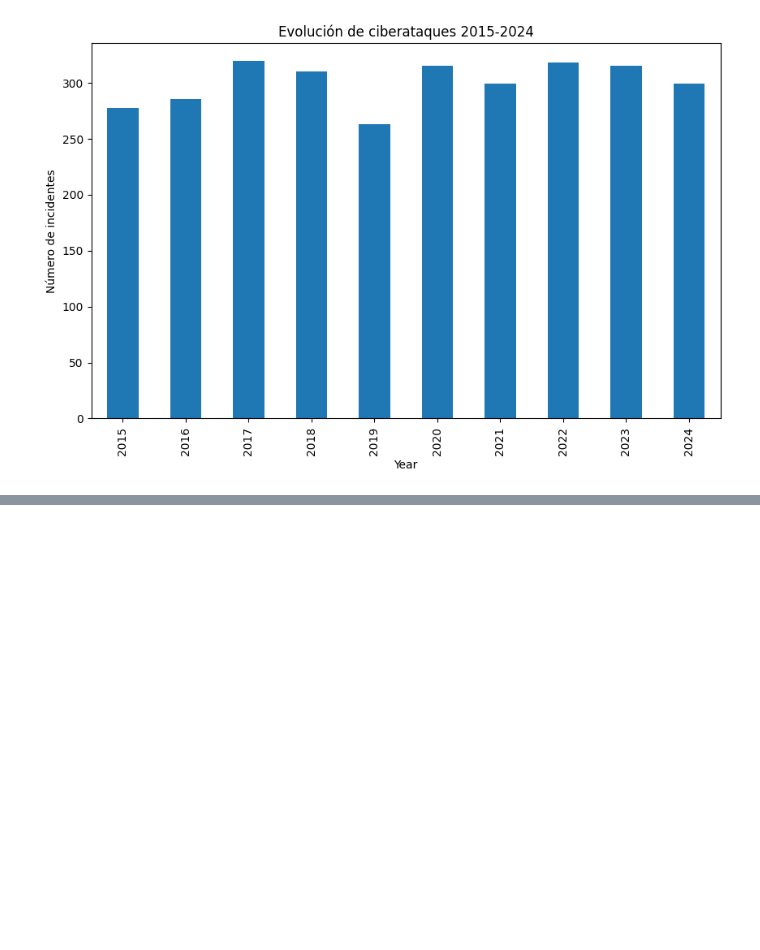
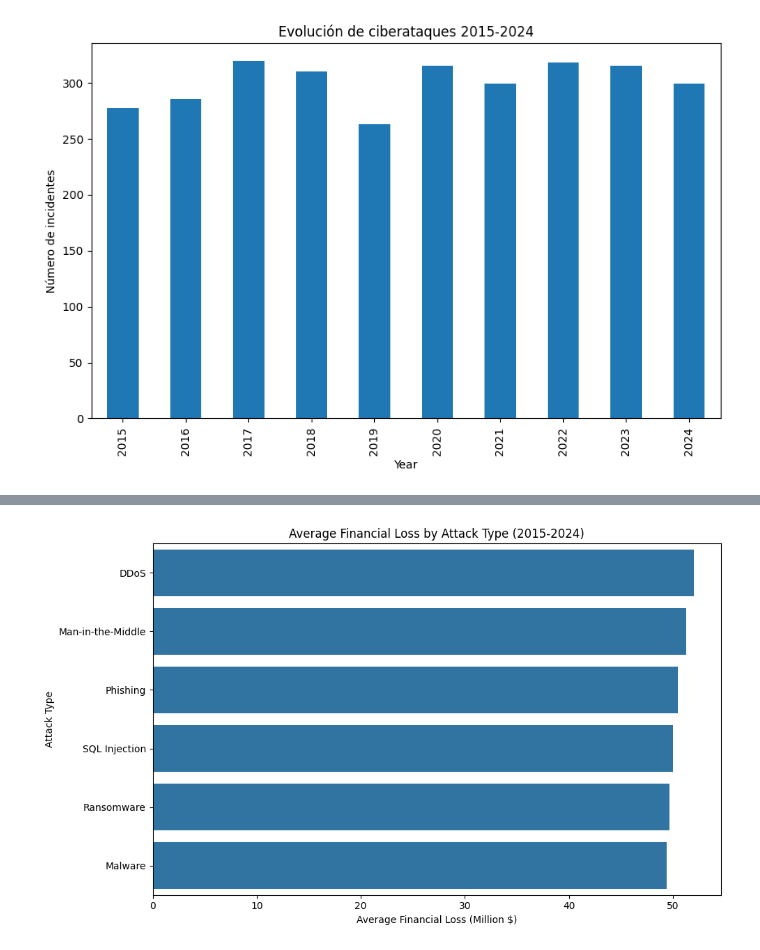
Before and after one commit to nosedhd/Modelos-2-notebook, a Jupyter notebook: modeloCybersecurity.ipynb, the cells around one changed output, grey strips where cells are left out. Cells and saved outputs as stored; diff of their text form; code cells hidden in the pictures; blank space fills up the shorter version.

```diff
--- a/modeloCybersecurity.ipynb
+++ b/modeloCybersecurity.ipynb
@@ -65,0 +202,15 @@ Text(0, 0.5, 'Número de incidentes')
+# %%
+import seaborn as sns
+# Financial loss by attack type
+loss_by_attack = df.groupby('Attack Type')['Financial Loss (in Million $)'].mean().sort_values(ascending=False)
+
+# Plot: Average Financial Loss by Attack Type
+plt.figure(figsize=(10, 6))
+sns.barplot(x=loss_by_attack.values, y=loss_by_attack.index)
+plt.title('Average Financial Loss by Attack Type (2015-2024)')
+plt.xlabel('Average Financial Loss (Million $)')
+plt.ylabel('Attack Type')
+plt.tight_layout()
+plt.show()
+# %% [output]
+[figure, added]
```
Also changed, not shown: parts of 24 cells of this notebook.
